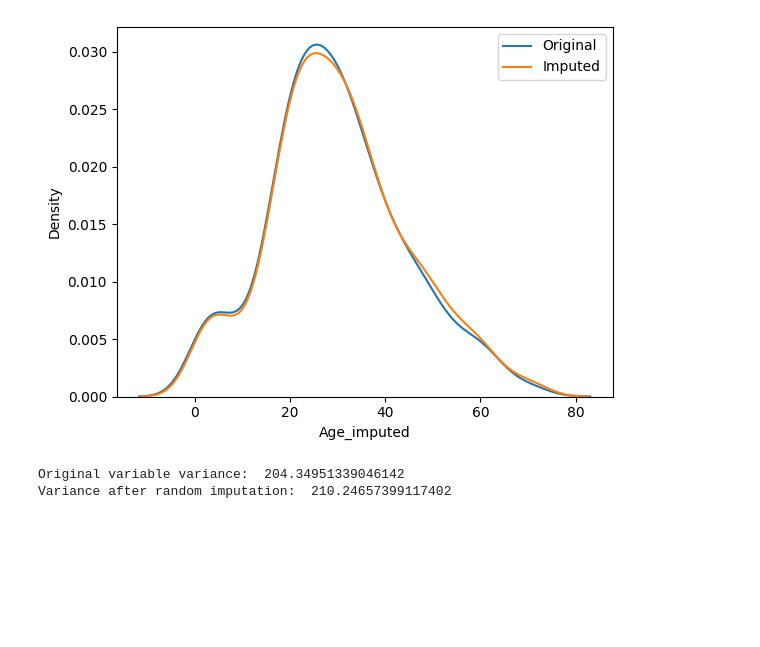
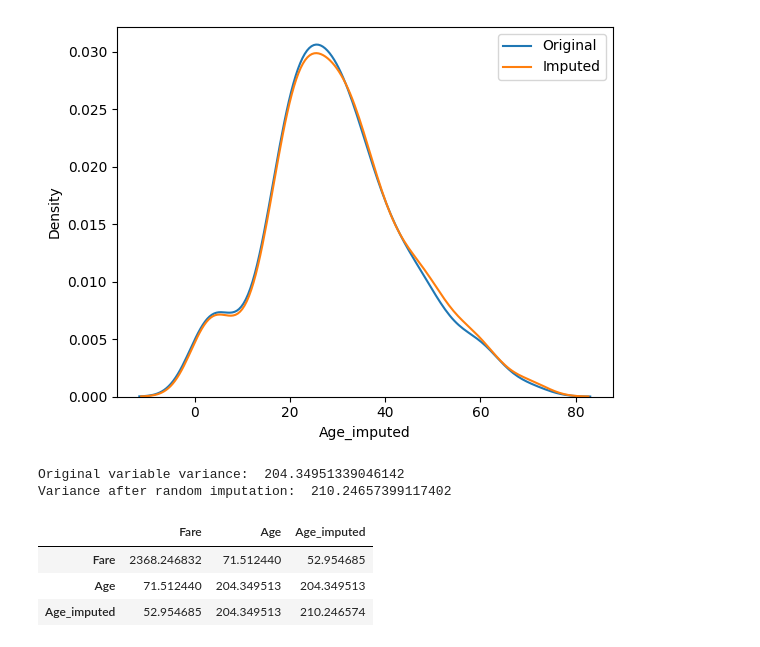
Before and after one commit to tmsachins/ML_Univariate_data_imput_Random, a Jupyter notebook: main_uni_random.ipynb, the cells around one changed output. Drawn from its saved outputs; the diff is of its cells as text; code cells hidden in the pictures; blank space fills up the shorter version.

```diff
--- a/main_uni_random.ipynb
+++ b/main_uni_random.ipynb
@@ -151,3 +151,10 @@ print('Variance after random imputation: ', X_train['Age_imputed'].var())
 # %% [output]
 Original variable variance:  204.34951339046142
 Variance after random imputation:  210.24657399117402
+# %%
+X_train[['Fare', 'Age', 'Age_imputed']].cov()
+# %% [output]
+|  | Fare | Age | Age_imputed |
+| Fare | 2368.246832 | 71.512440 | 52.954685 |
+| Age | 71.512440 | 204.349513 | 204.349513 |
+| Age_imputed | 52.954685 | 204.349513 | 210.246574 |
```
Also changed, not shown: parts of 2 cells of this notebook.
